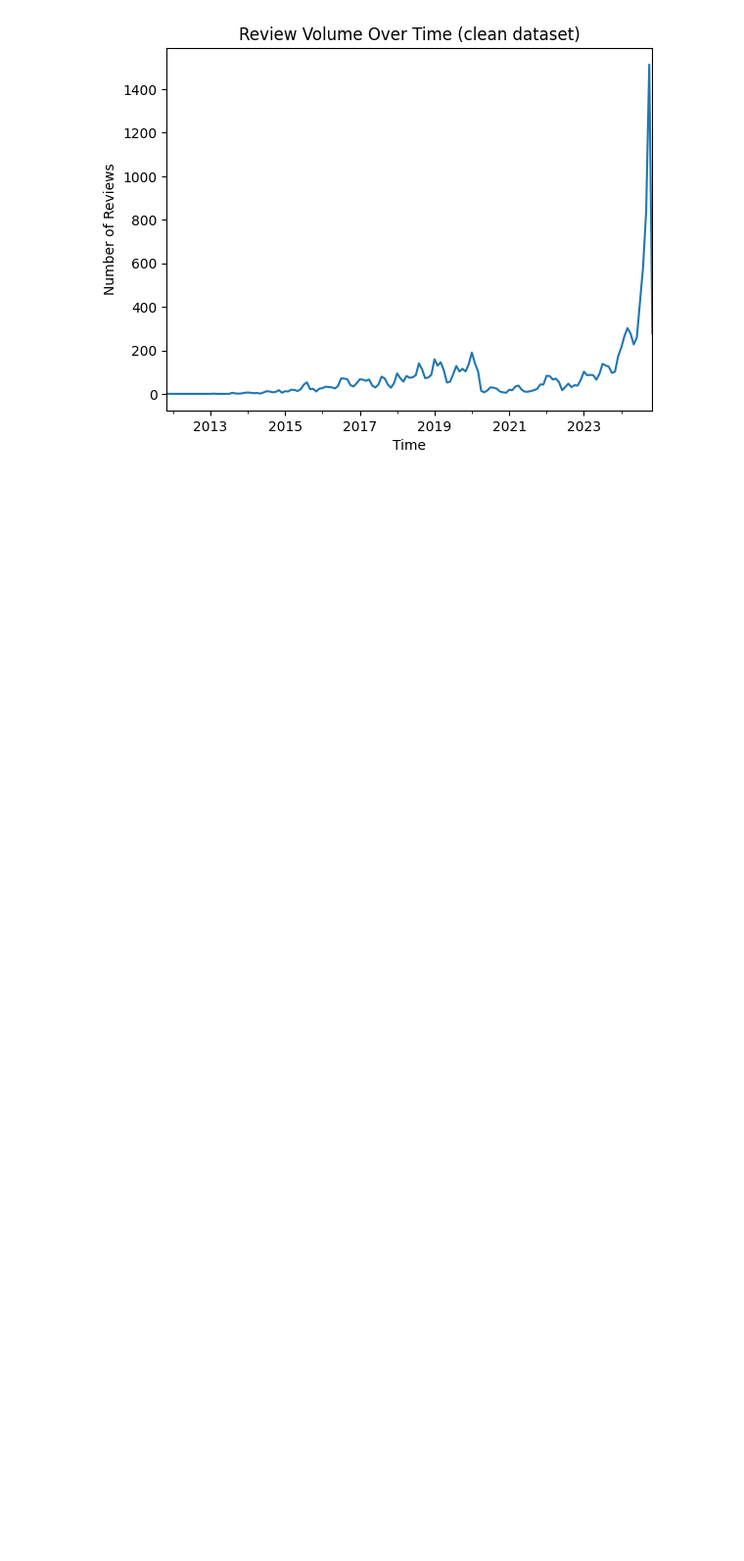
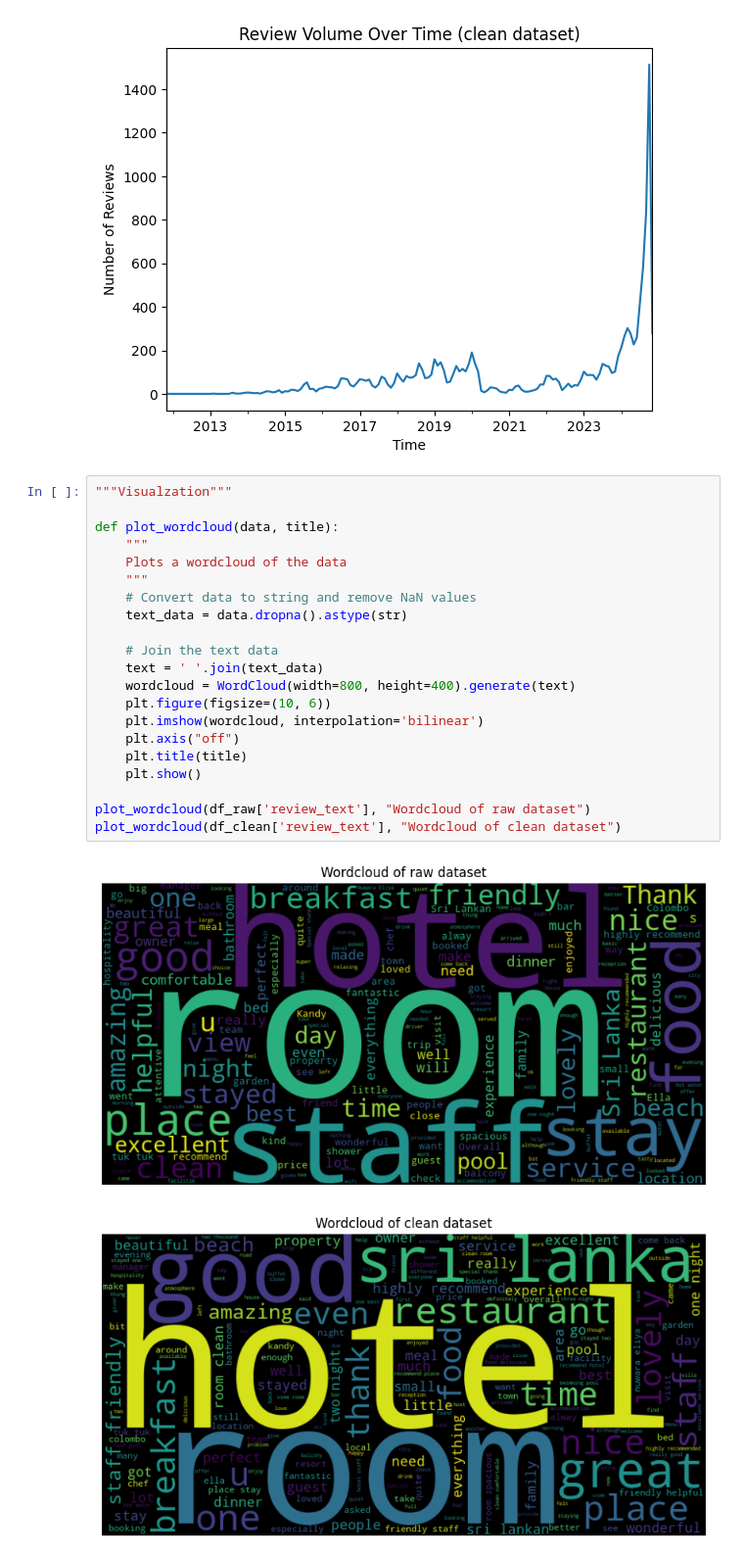
Before and after one commit to NotMishaal/TripAdvisor-Review-CW, a Jupyter notebook: Solution_GroupD.ipynb, the cells around one changed output. Shown at 98% size. Drawn from its saved outputs; the diff is of its cells as text; blank space fills up the shorter version.

```diff
--- a/Solution_GroupD.ipynb
+++ b/Solution_GroupD.ipynb
@@ -667,3 +667,27 @@ publication_distribution(df_clean, "clean")
 # %% [output]
 [figure]
 [figure]
+# %%
+"""Visualzation"""
+
+def plot_wordcloud(data, title):
+    """
+    Plots a wordcloud of the data
+    """
+    # Convert data to string and remove NaN values
+    text_data = data.dropna().astype(str)
+
+    # Join the text data
+    text = ' '.join(text_data)
+    wordcloud = WordCloud(width=800, height=400).generate(text)
+    plt.figure(figsize=(10, 6))
+    plt.imshow(wordcloud, interpolation='bilinear')
+    plt.axis("off")
+    plt.title(title)
+    plt.show()
+
+plot_wordcloud(df_raw['review_text'], "Wordcloud of raw dataset")
+plot_wordcloud(df_clean['review_text'], "Wordcloud of clean dataset")
+# %% [output]
+[figure, added]
+[figure, added]
```
Also changed, not shown: parts of 4 cells of this notebook.
